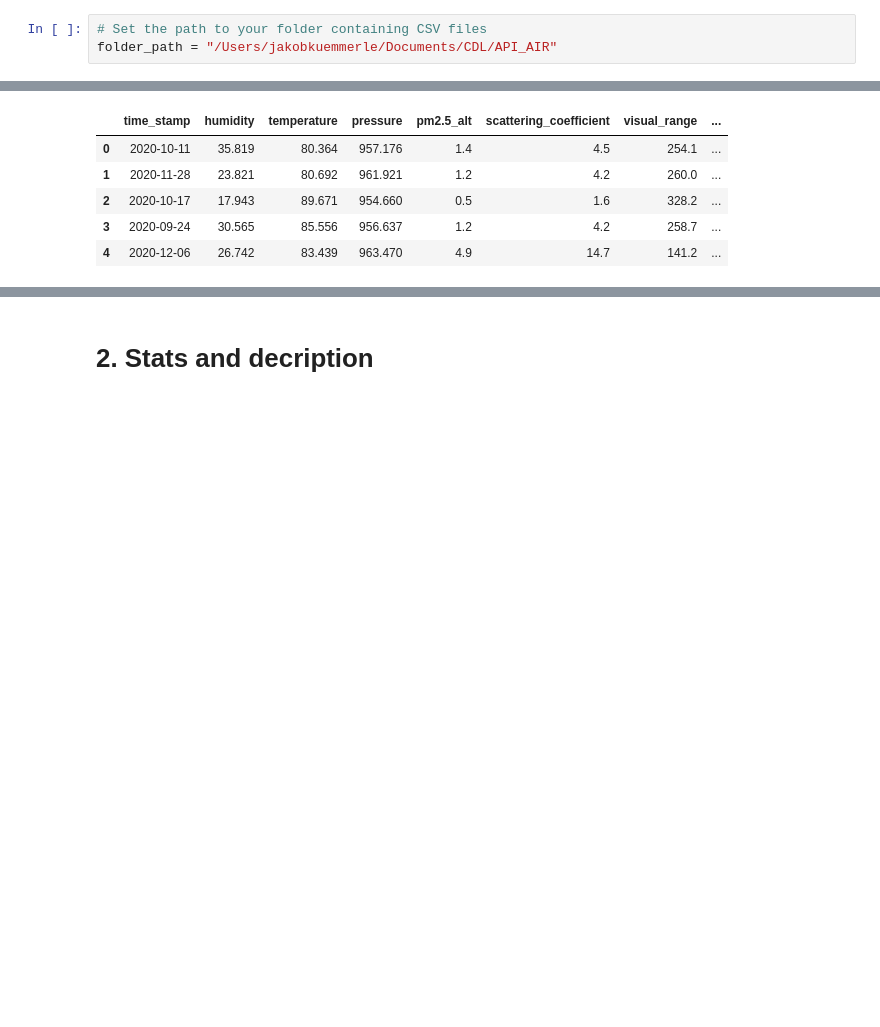
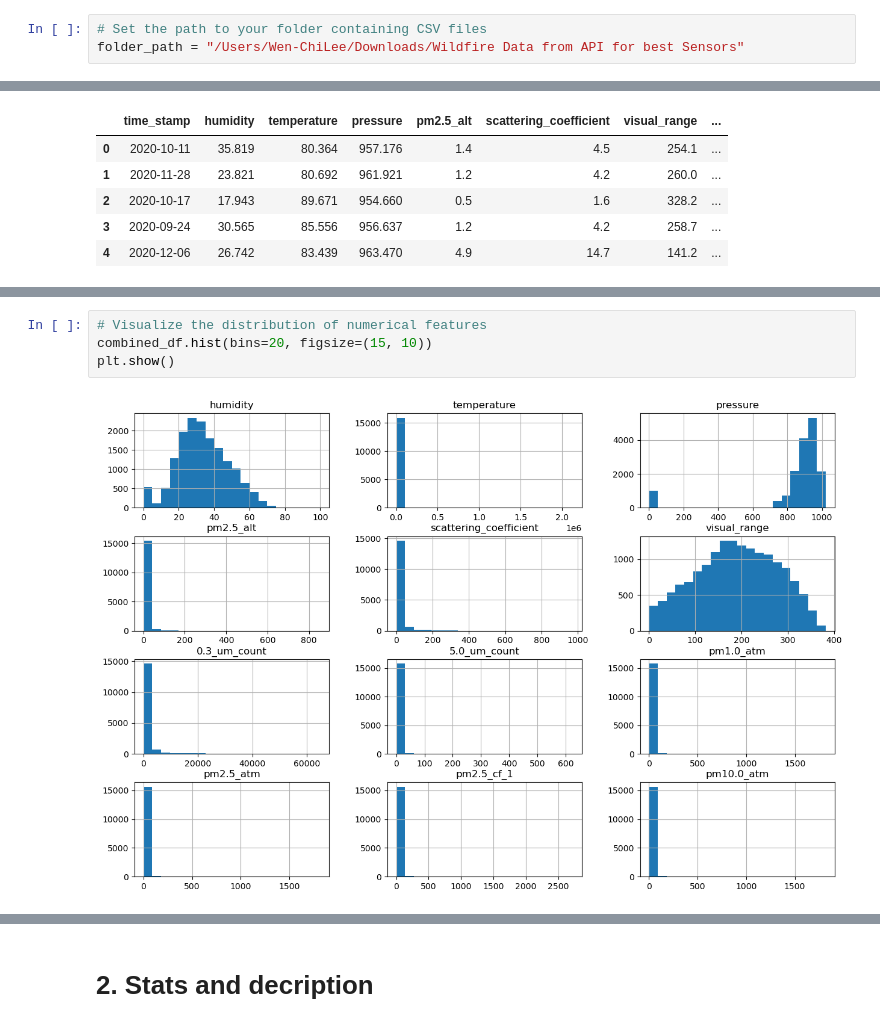
Before and after one commit to yejoon99/CDL-Project, a Jupyter notebook: Sensor_EDA-v2.ipynb, the cells around one changed output, grey strips where cells are left out. Cells and saved outputs as stored; diff of their text form; blank space fills up the shorter version.

Commit message:
Visualization and EDA

```diff
--- a/Sensor_EDA.ipynb
+++ b/Sensor_EDA-v2.ipynb
@@ -6,7 +6,7 @@ import pandas as pd
 import numpy as np
 # %%
 # Set the path to your folder containing CSV files
-folder_path = "/Users/jakobkuemmerle/Documents/CDL/API_AIR"
+folder_path = "/Users/Wen-ChiLee/Downloads/Wildfire Data from API for best Sensors"
 # %%
 import os
 import pandas as pd
@@ -42,0 +78,6 @@ combined_df.head()
+# %%
+# Visualize the distribution of numerical features
+combined_df.hist(bins=20, figsize=(15, 10))
+plt.show()
+# %% [output]
+[figure, added]
```
Also changed, not shown: parts of 9 cells of this notebook.
